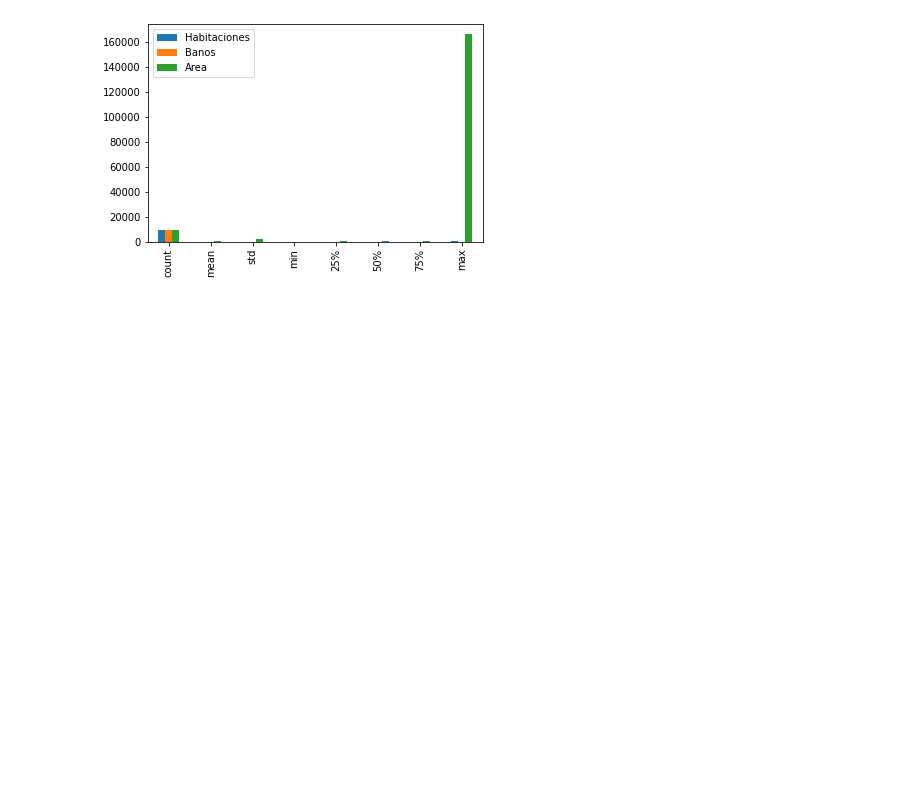
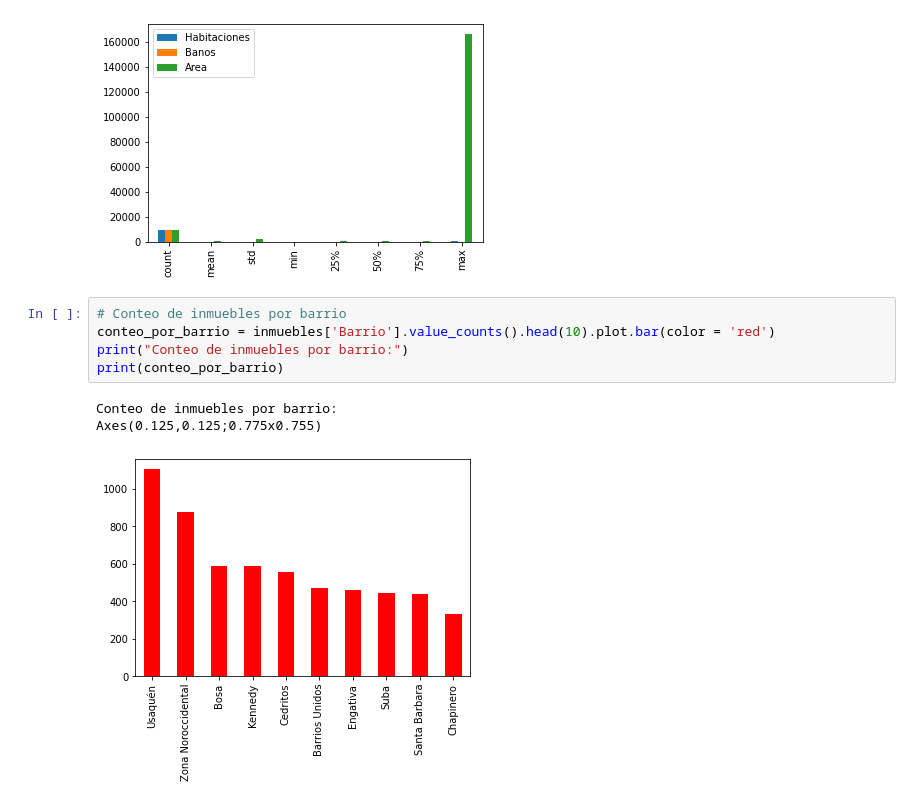
Before and after one commit to Aubar48/Inmersion_Datos_Alura_Latam, a Jupyter notebook: INMERSION_DATOS_AULA_1.ipynb, the cells around one changed output. Cells and saved outputs as stored; diff of their text form; blank space fills up the shorter version.

```diff
--- a/INMERSION_DATOS_AULA_1.ipynb
+++ b/INMERSION_DATOS_AULA_1.ipynb
@@ -229,3 +229,12 @@ print(estadisticas)
 Estadísticas descriptivas:
 Axes(0.125,0.125;0.775x0.755)
 [figure]
+# %%
+# Conteo de inmuebles por barrio
+conteo_por_barrio = inmuebles['Barrio'].value_counts().head(10).plot.bar(color = 'red')
+print("Conteo de inmuebles por barrio:")
+print(conteo_por_barrio)
+# %% [output]
+Conteo de inmuebles por barrio:
+Axes(0.125,0.125;0.775x0.755)
+[figure, added]
```
Also changed, not shown: parts of 3 cells of this notebook.
